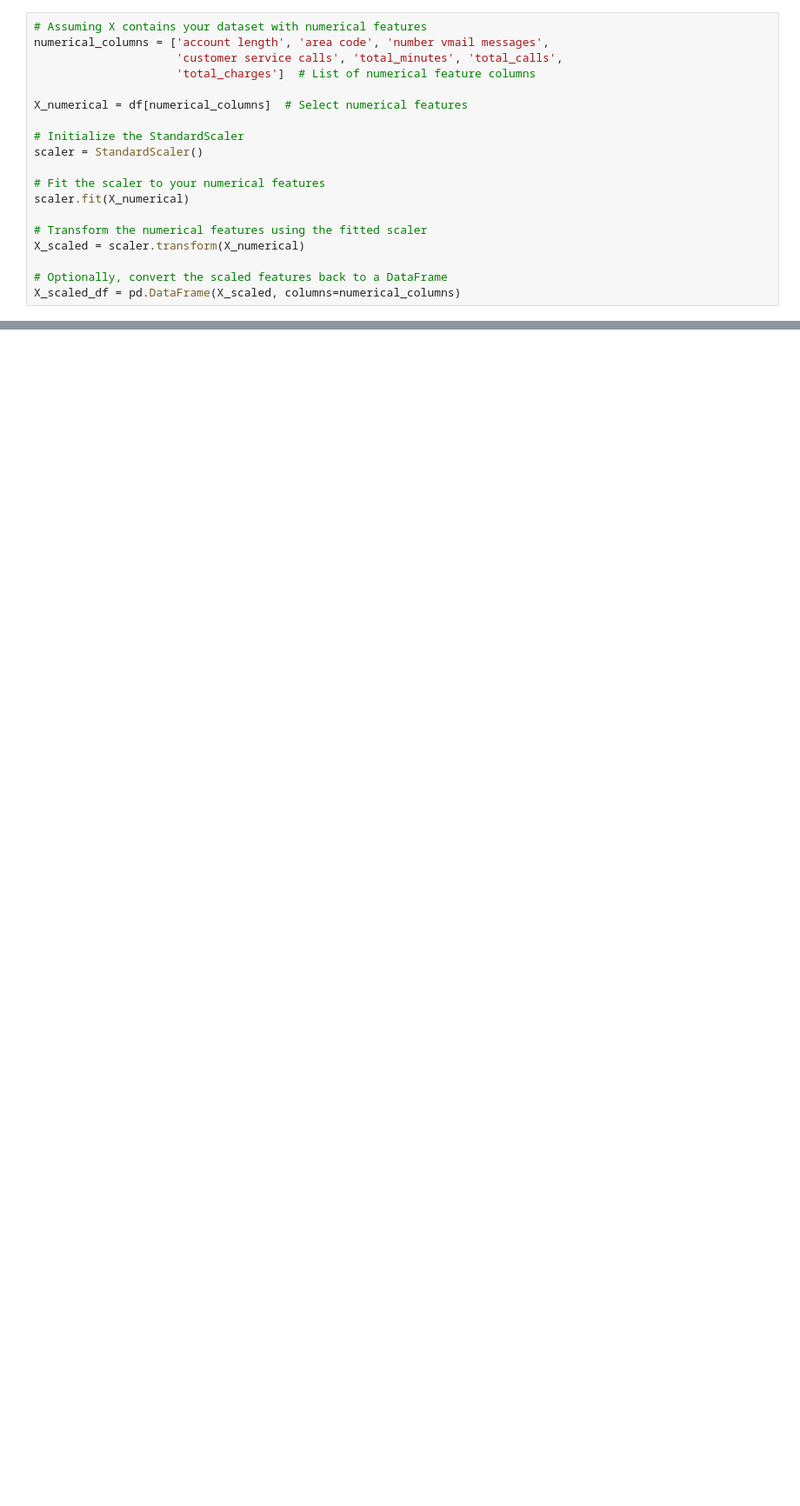
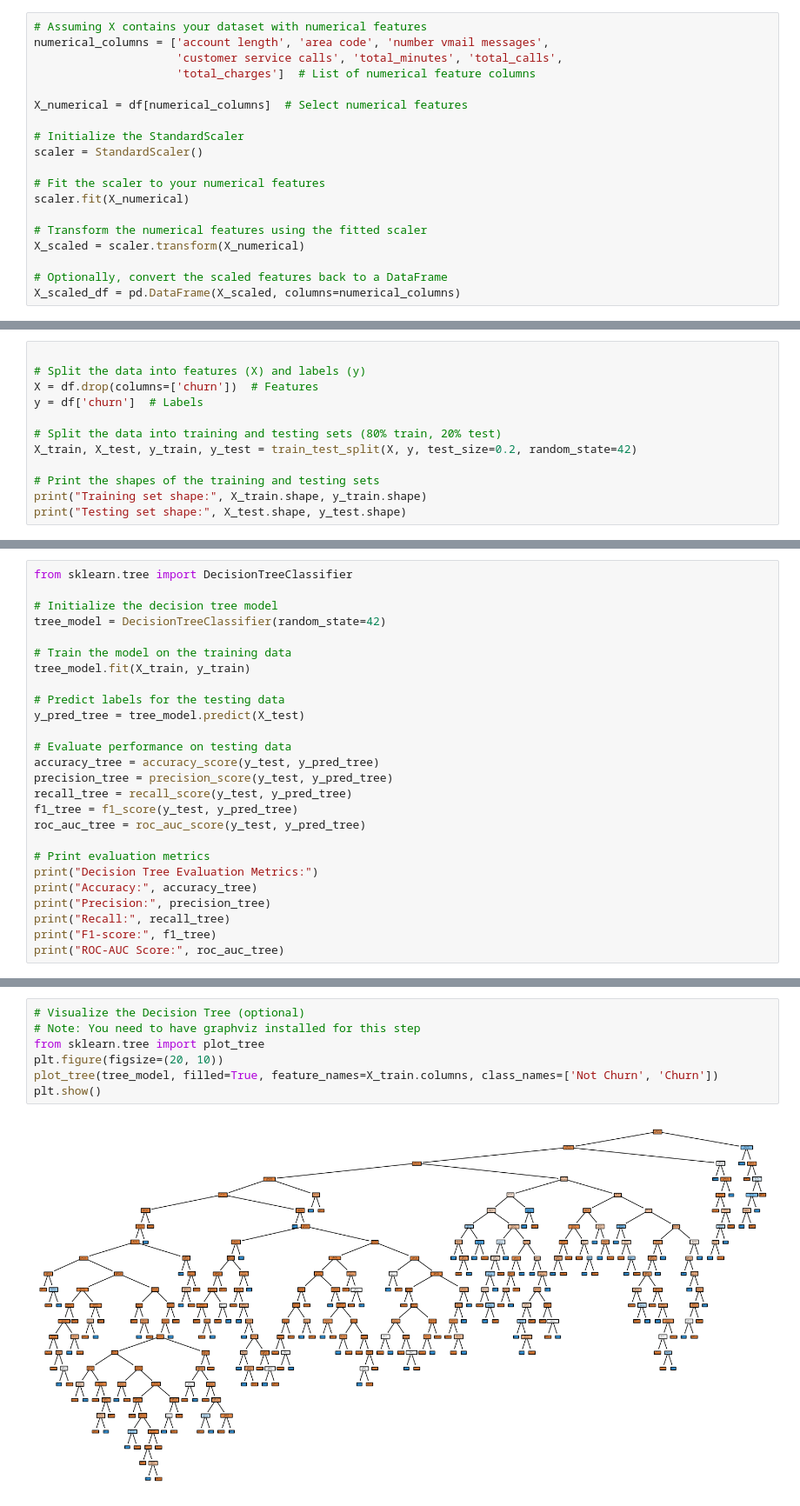
Before and after one commit to yunazzy/SyriaTel-Customer-Churn-Project, a Jupyter notebook: SyriaTel.ipynb, the cells around one changed output, grey strips where cells are left out. Shown at 87% size. Cells and saved outputs as stored; diff of their text form; blank space fills up the shorter version.

```diff
--- a/SyriaTel.ipynb
+++ b/SyriaTel.ipynb
@@ -415,0 +454,12 @@ X_scaled_df = pd.DataFrame(X_scaled, columns=numerical_columns)
+# %%
+
+# Split the data into features (X) and labels (y)
+X = df.drop(columns=['churn'])  # Features
+y = df['churn']  # Labels
+
+# Split the data into training and testing sets (80% train, 20% test)
+X_train, X_test, y_train, y_test = train_test_split(X, y, test_size=0.2, random_state=42)
+
+# Print the shapes of the training and testing sets
+print("Training set shape:", X_train.shape, y_train.shape)
+print("Testing set shape:", X_test.shape, y_test.shape)
@@ -415,0 +560,26 @@ X_scaled_df = pd.DataFrame(X_scaled, columns=numerical_columns)
+# %%
+from sklearn.tree import DecisionTreeClassifier
+
+# Initialize the decision tree model
+tree_model = DecisionTreeClassifier(random_state=42)
+
+# Train the model on the training data
+tree_model.fit(X_train, y_train)
+
+# Predict labels for the testing data
+y_pred_tree = tree_model.predict(X_test)
+
+# Evaluate performance on testing data
+accuracy_tree = accuracy_score(y_test, y_pred_tree)
+precision_tree = precision_score(y_test, y_pred_tree)
+recall_tree = recall_score(y_test, y_pred_tree)
+f1_tree = f1_score(y_test, y_pred_tree)
+roc_auc_tree = roc_auc_score(y_test, y_pred_tree)
+
+# Print evaluation metrics
+print("Decision Tree Evaluation Metrics:")
+print("Accuracy:", accuracy_tree)
+print("Precision:", precision_tree)
+print("Recall:", recall_tree)
+print("F1-score:", f1_tree)
+print("ROC-AUC Score:", roc_auc_tree)
@@ -415,0 +593,9 @@ X_scaled_df = pd.DataFrame(X_scaled, columns=numerical_columns)
+# %%
+# Visualize the Decision Tree (optional)
+# Note: You need to have graphviz installed for this step
+from sklearn.tree import plot_tree
+plt.figure(figsize=(20, 10))
+plot_tree(tree_model, filled=True, feature_names=X_train.columns, class_names=['Not Churn', 'Churn'])
+plt.show()
+# %% [output]
+[figure, added]
```
Also changed, not shown: parts of 23 cells of this notebook.
